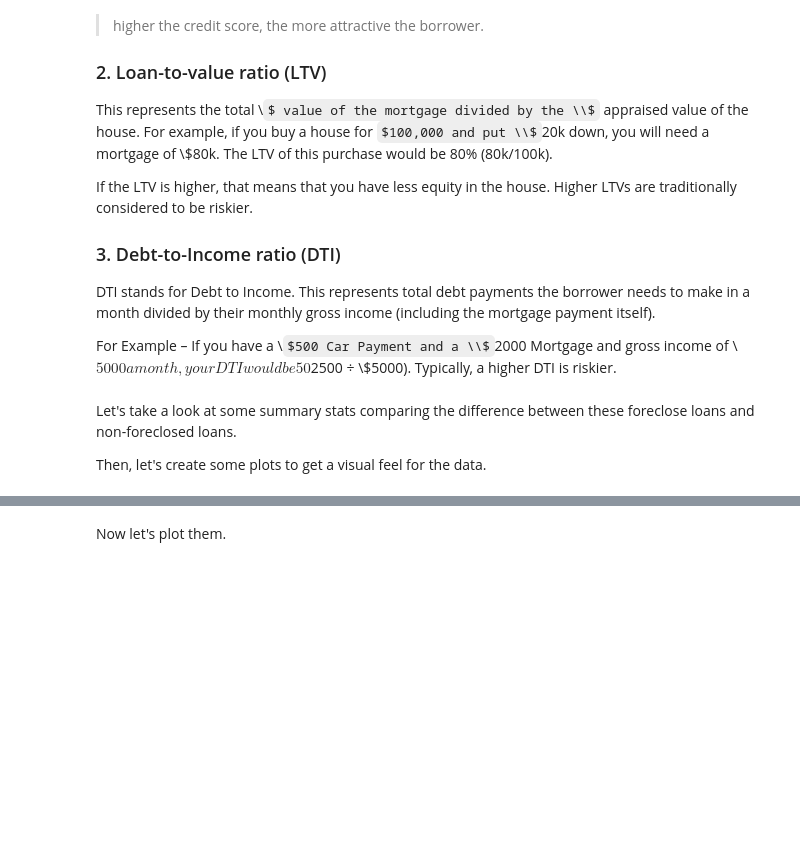
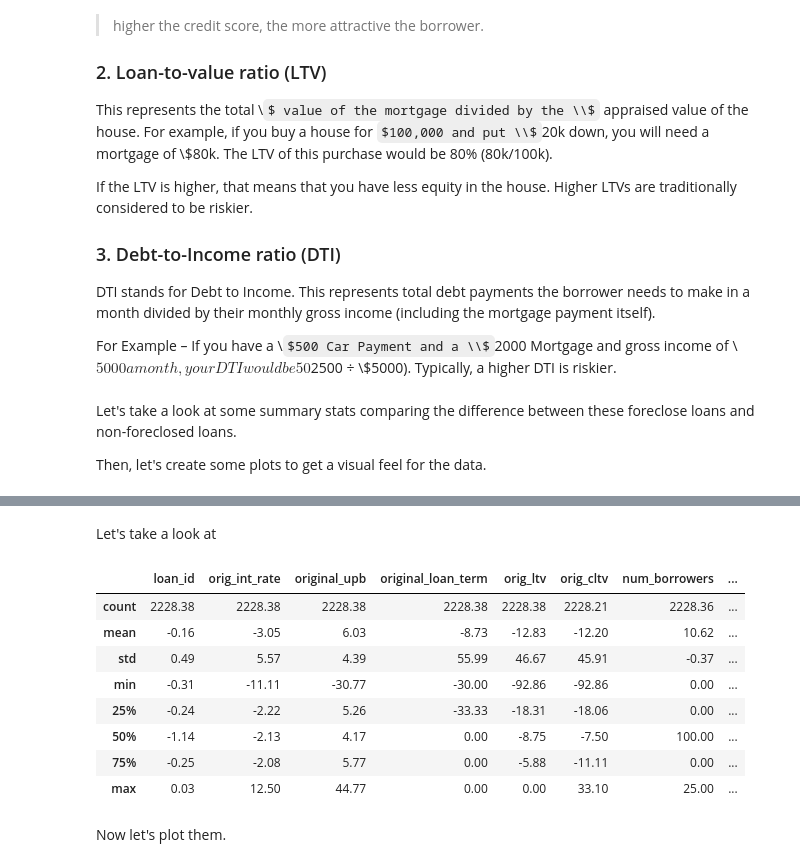
Before and after one commit to jcabiles/AnalysisPractice, a Jupyter notebook: foreclosed_loans_analysis/Analysis of Foreclosed Loans.ipynb, the cells around one changed output, grey strips where cells are left out. Saved outputs shown, nothing was run; the diff lists cells and outputs as text; code cells hidden in the pictures; some formulas as TeX source; blank space fills up the shorter version.

Commit message:
Compare summaries of good vs bad loans

```diff
--- a/foreclosed_loans_analysis/Analysis of Foreclosed Loans.ipynb
+++ b/foreclosed_loans_analysis/Analysis of Foreclosed Loans.ipynb
@@ -102,3 +102,7 @@ all_loans.describe()
 | 50% | 548746176407.00 | 5.75 | 150000.00 | 360.00 | 73.00 | 74.00 | 2.00 | ... |
 | 75% | 774045838484.00 | 5.88 | 220000.00 | 360.00 | 80.00 | 80.00 | 2.00 | ... |
 | max | 999996197450.00 | 9.00 | 692000.00 | 360.00 | 97.00 | 193.00 | 5.00 | ... |
+# %%
+# summarize non-foreclosed loans
+good_loans_stats = all_loans[all_loans.foreclosure_flag==0].describe()
+good_loans_stats
@@ -105,6 +119,7 @@ all_loans.describe()
 # %%
 # summarize foreclosed loans only
-all_loans[all_loans.foreclosure_flag==1].describe()
+bad_loans_stats = all_loans[all_loans.foreclosure_flag==1].describe()
+bad_loans_stats
 # %% [output]
 |  | loan_id | orig_int_rate | original_upb | original_loan_term | orig_ltv | orig_cltv | num_borrowers | ... |
 | count | 9533.00 | 9533.00 | 9533.00 | 9533.00 | 9533.00 | 9533.00 | 9533.00 | ... |
@@ -131,3 +133,19 @@ all_loans[all_loans.foreclosure_flag==0].describe()
+# %% [markdown]
+Let's take a look at
+# %%
+# compare difference between dataframes
+df = good_loans_stats.div(bad_loans_stats).sub(1).mul(100)
+df
+# %% [output]
+|  | loan_id | orig_int_rate | original_upb | original_loan_term | orig_ltv | orig_cltv | num_borrowers | ... |
+| count | 2228.38 | 2228.38 | 2228.38 | 2228.38 | 2228.38 | 2228.21 | 2228.36 | ... |
+| mean | -0.16 | -3.05 | 6.03 | -8.73 | -12.83 | -12.20 | 10.62 | ... |
+| std | 0.49 | 5.57 | 4.39 | 55.99 | 46.67 | 45.91 | -0.37 | ... |
+| min | -0.31 | -11.11 | -30.77 | -30.00 | -92.86 | -92.86 | 0.00 | ... |
+| 25% | -0.24 | -2.22 | 5.26 | -33.33 | -18.31 | -18.06 | 0.00 | ... |
+| 50% | -1.14 | -2.13 | 4.17 | 0.00 | -8.75 | -7.50 | 100.00 | ... |
+| 75% | -0.25 | -2.08 | 5.77 | 0.00 | -5.88 | -11.11 | 0.00 | ... |
+| max | 0.03 | 12.50 | 44.77 | 0.00 | 0.00 | 33.10 | 25.00 | ... |
 # %% [markdown]
 Now let's plot them.
 # %%
```
Also changed, not shown: parts of 2 cells of this notebook.
